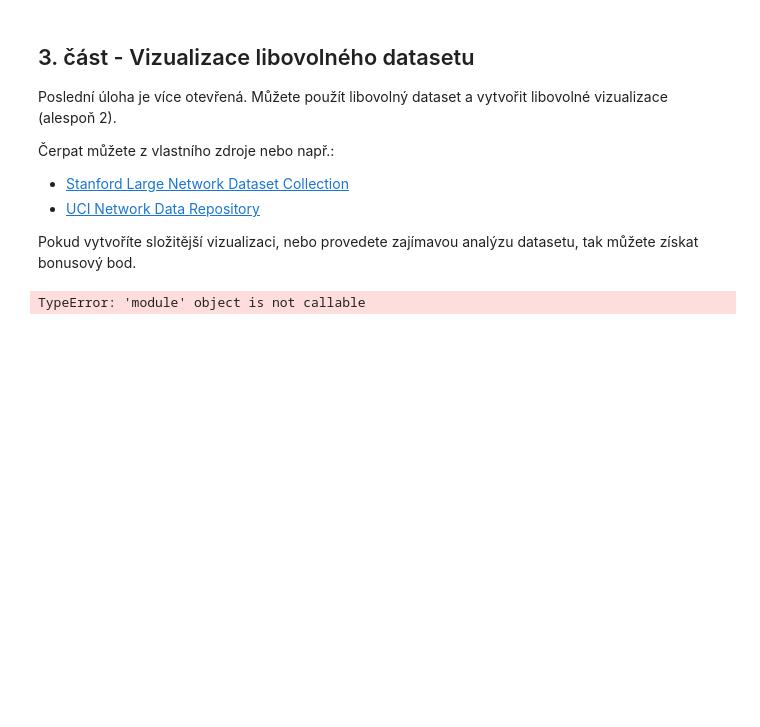
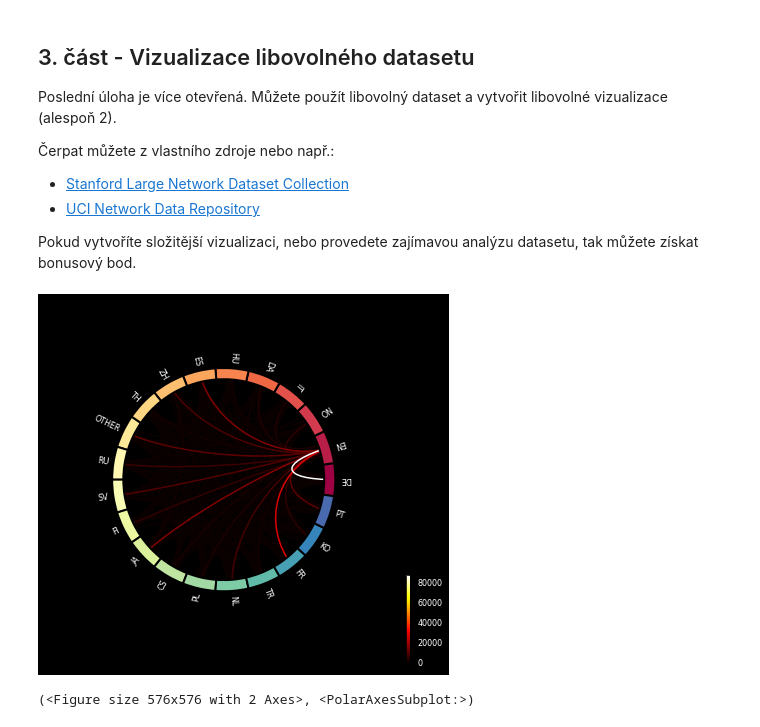
Before and after one commit to mariya-itak/MVD_2021, a Jupyter notebook: cviceni/cv02/MVD 2. cvičení.ipynb, the cells around one changed output. Saved outputs shown, nothing was run; the diff lists cells and outputs as text; code cells hidden in the pictures; blank space fills up the shorter version.

```diff
--- a/cviceni/cv02/MVD 2. cvičení.ipynb
+++ b/cviceni/cv02/MVD 2. cvičení.ipynb
@@ -66,21 +71,22 @@ Pokud vytvoříte složitější vizualizaci, nebo provedete zajímavou analýzu
 # %%
 import pandas as pd
 import numpy as np
 import chord as Chord
 from mne.viz import plot_connectivity_circle
 
 edges = pd.read_csv("large_twitch_edges.csv")
 features = pd.read_csv("large_twitch_features.csv")
 languages = list(set(list(features['language'])))
 category_count = len(languages)
 chord_matrix = np.zeros((category_count, category_count))
 for i in range(0, len(edges)):
     user_1 = edges['numeric_id_1'][i]
     user_2 = edges['numeric_id_2'][i]
     user_1_lang = features['language'][user_1]
     user_2_lang = features['language'][user_2]
     chord_matrix[languages.index(user_1_lang)][languages.index(user_2_lang)] = chord_matrix[languages.index(user_1_lang)][languages.index(user_2_lang)] + 1
-Chord(chord_matrix, languages).to_png()
-#plot_connectivity_circle(chord_matrix, languages)
+#Chord(chord_matrix, languages).to_png()
+plot_connectivity_circle(chord_matrix, languages)
 # %% [output]
+[figure, added]
-TypeError: 'module' object is not callable
+(<Figure size 576x576 with 2 Axes>, <PolarAxesSubplot:>)
```
Also changed, not shown: parts of 1 cell of this notebook, 1 other file.
